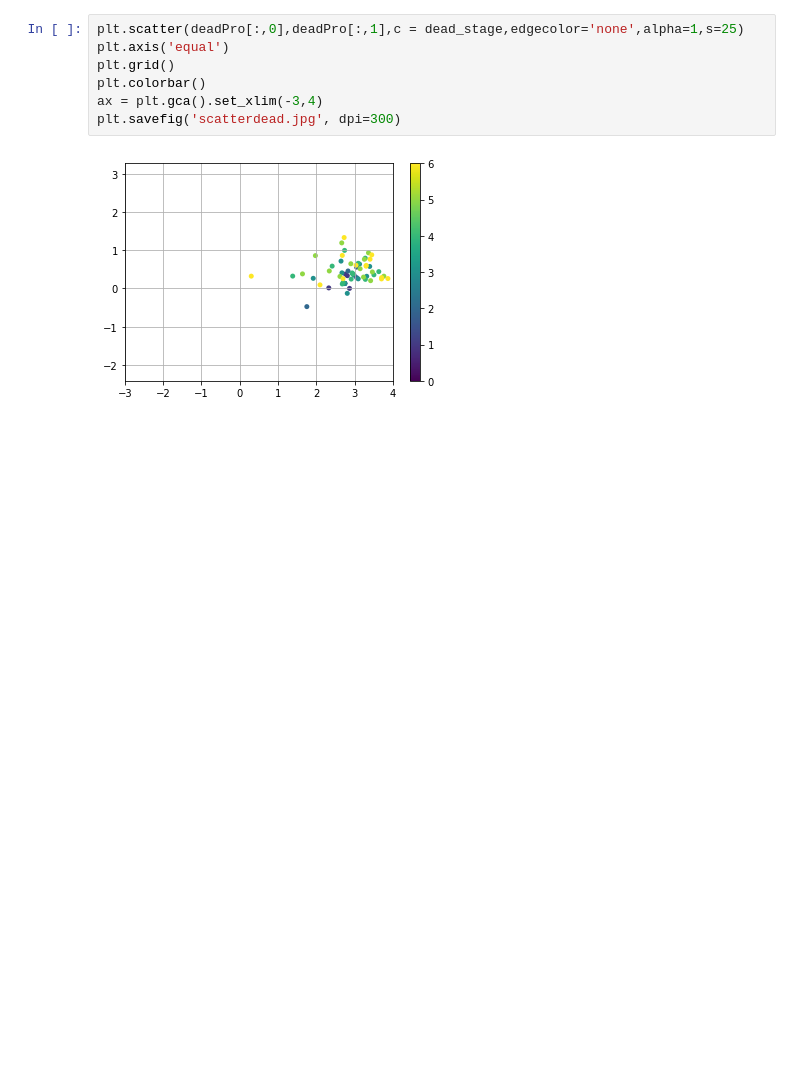
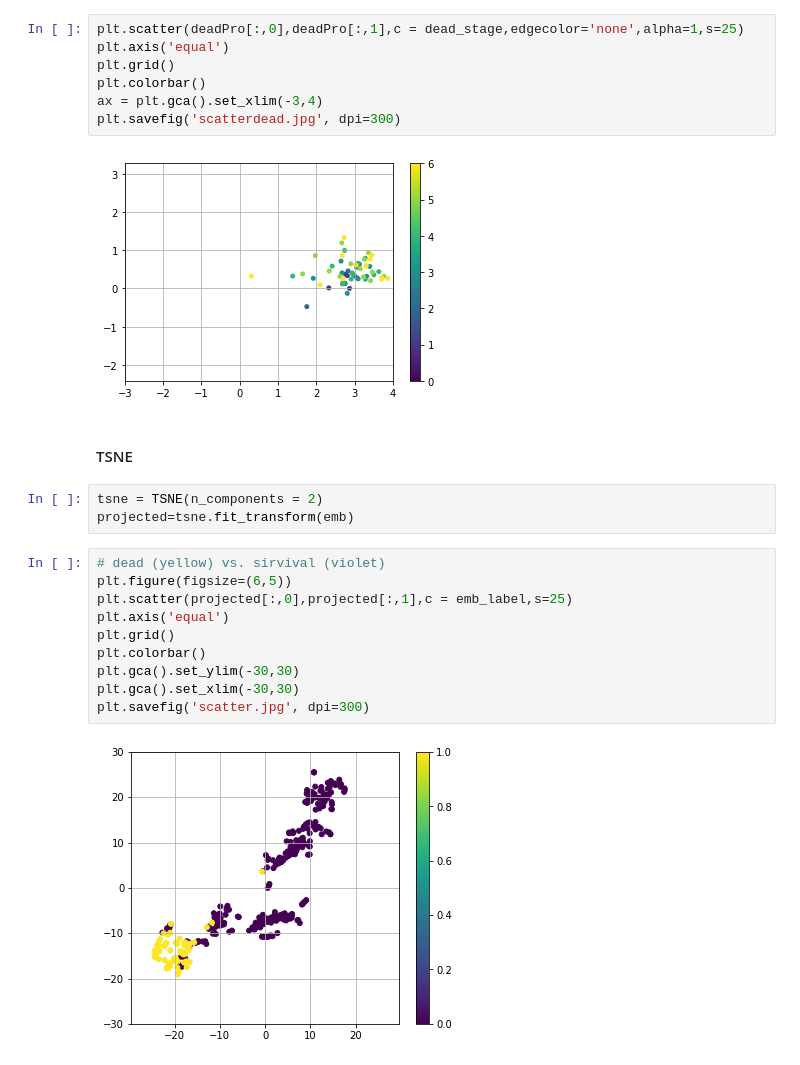
Before and after one commit to hsd1503/covid19_rnn, a Jupyter notebook: ResultsVis.ipynb, the cells around one changed output. Drawn from its saved outputs; the diff is of its cells as text; blank space fills up the shorter version.

```diff
--- a/ResultsVis.ipynb
+++ b/ResultsVis.ipynb
@@ -168,3 +169,20 @@ ax = plt.gca().set_xlim(-3,4)
 plt.savefig('scatterdead.jpg', dpi=300)
 # %% [output]
 [figure]
+# %% [markdown]
+#### TSNE
+# %%
+tsne = TSNE(n_components = 2)
+projected=tsne.fit_transform(emb)
+# %%
+# dead (yellow) vs. sirvival (violet)
+plt.figure(figsize=(6,5))
+plt.scatter(projected[:,0],projected[:,1],c = emb_label,s=25)
+plt.axis('equal')
+plt.grid()
+plt.colorbar()
+plt.gca().set_ylim(-30,30)
+plt.gca().set_xlim(-30,30)
+plt.savefig('scatter.jpg', dpi=300)
+# %% [output]
+[figure, added]
```
Also changed, not shown: parts of 15 cells of this notebook.
